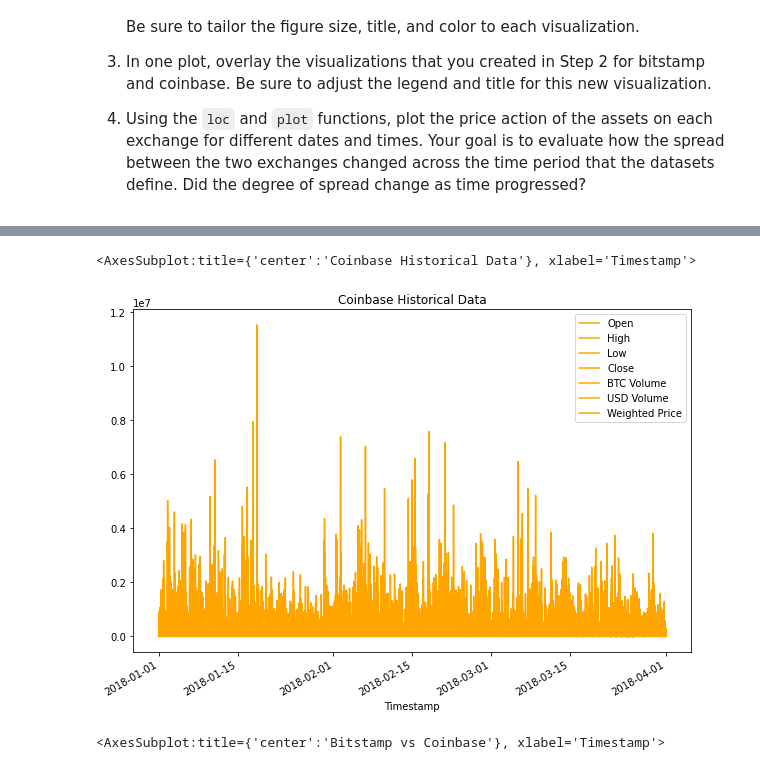
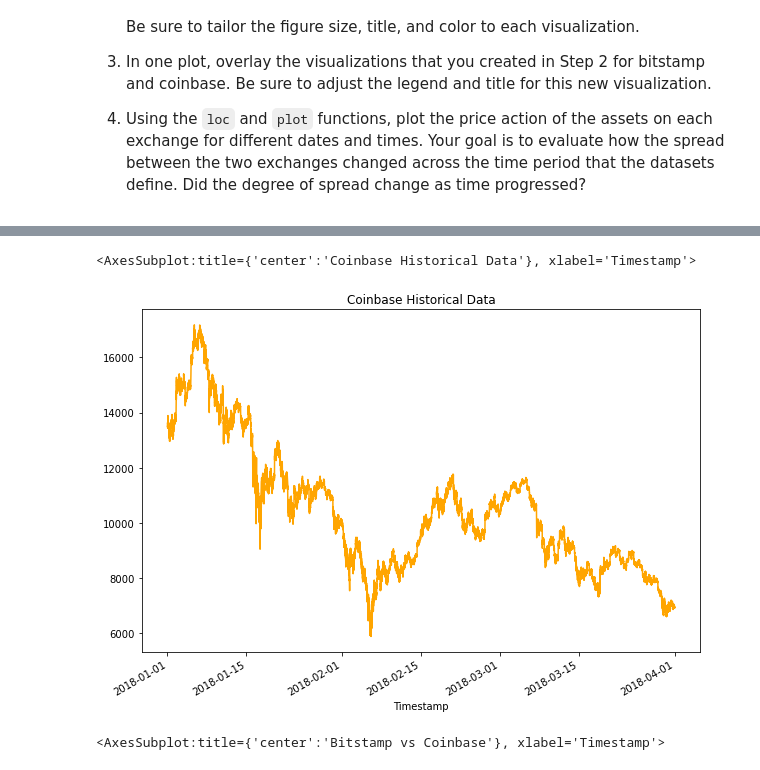
Before and after one commit to danicavalera/Crypto_Arbitrage, a Jupyter notebook: Assignment3/crypto_arbitrage.ipynb, the cells around one changed output, grey strips where cells are left out. Drawn from its saved outputs; the diff is of its cells as text; code cells hidden in the pictures.

```diff
--- a/Assignment3/crypto_arbitrage.ipynb
+++ b/Assignment3/crypto_arbitrage.ipynb
@@ -272,10 +272,10 @@ bitstamp_df.plot(figsize=(10,7), title = "Bitstamp Historical Data", color = "Bl
 # %%
 # Create a line plot for the coinbase DataFrame for the full length of time in the dataset
 # Be sure that the figure size, title, and color are tailored to each visualization
-coinbase_df.plot(figsize=(10,7), title = "Coinbase Historical Data", color = "Orange")
+coinbase_df.Close.plot(figsize=(10,7), title = "Coinbase Historical Data", color = "Orange")
 # %% [output]
 <AxesSubplot:title={'center':'Coinbase Historical Data'}, xlabel='Timestamp'>
-[figure, old version]
+[figure, new version]
 # %%
 # Overlay the visualizations for the bitstamp and coinbase DataFrames in one plot
 # The plot should visualize the prices over the full lenth of the dataset
```
Also changed, not shown: parts of 33 cells of this notebook.
